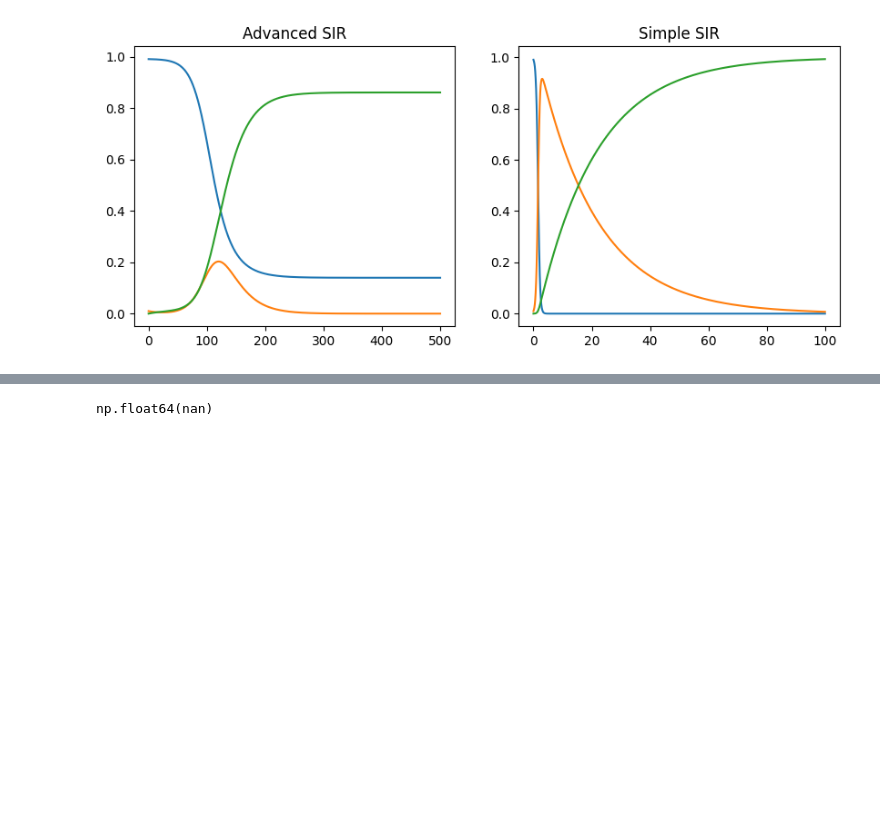
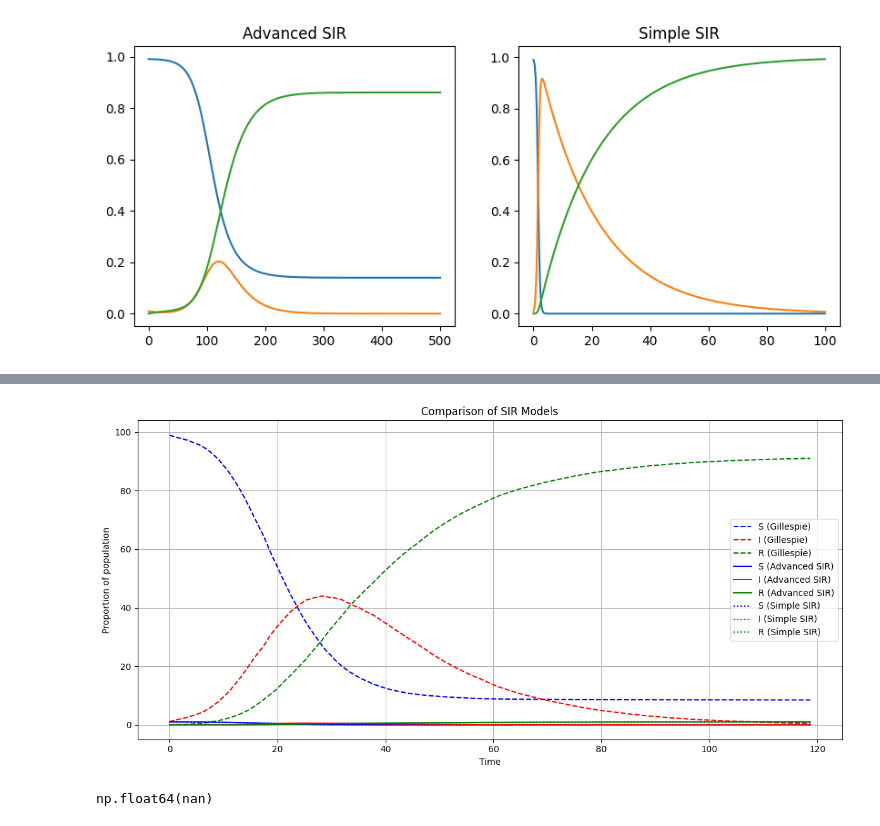
Before and after one commit to kambizaur/ZASUT, a Jupyter notebook: experiments.ipynb, the cells around one changed output, grey strips where cells are left out. Cells and saved outputs as stored; diff of their text form; code cells hidden in the pictures; blank space fills up the shorter version.

```diff
--- a/experiments.ipynb
+++ b/experiments.ipynb
@@ -197,3 +258,79 @@ plt.show()
+# %%
+import numpy as np
+import networkx as nx
+import matplotlib.pyplot as plt
+
+# Количество узлов
+ndots = 100
+
+# Параметры для Gillespie
+bo = 0.003
+go = 0.05
+
+# Сетка
+net = nx.complete_graph(ndots)
+# net = nx.barabasi_albert_graph(n=ndots, m=5)
+# net = nx.erdos_renyi_graph(n=ndots, p=0.05)
+cs0 = list(net.nodes)[0]
+
+# Модель Gillespie (S, I, R)
+t, st, it, rt = run_aver(net, bo, go, cs0, num=200)
+
+# Параметры для SIR
+b = 0.3
+g = 0.05
+
+# Advanced SIR: инициализация
+S = np.zeros(ndots)
+I = np.zeros(ndots)
+R = np.zeros(ndots)
+
+for node in net.nodes:
+    S[nx.degree(net, node)] += 1
+
+S[nx.degree(net, cs0)] -= 1
+I[nx.degree(net, cs0)] += 1
+
+n = S.sum() + I.sum()
+S /= n
+I /= n
+
+# Advanced SIR
+Slist_adv, Ilist_adv, Rlist_adv = SIR_models.new_model(t, S, I, R, b, g)
+
+# Simple SIR
+S0 = S.sum()
+I0 = I.sum()
+R0 = R.sum()
+Slist_simp, Ilist_simp, Rlist_simp = SIR_models.alpha_model(t, S0, I0, R0, b, g, alpha=1)
+
+# Построение одного графика
+plt.figure(figsize=(12, 6))
+
+# Gillespie
+plt.plot(t, st, label="S (Gillespie)", color="blue", linestyle="--")
+plt.plot(t, it, label="I (Gillespie)", color="red", linestyle="--")
+plt.plot(t, rt, label="R (Gillespie)", color="green", linestyle="--")
+
+# Advanced SIR
+plt.plot(t, Slist_adv.sum(1), label="S (Advanced SIR)", color="blue")
+plt.plot(t, Ilist_adv.sum(1), label="I (Advanced SIR)", color="red")
+plt.plot(t, Rlist_adv.sum(1), label="R (Advanced SIR)", color="green")
+
+# Simple SIR
+plt.plot(t, Slist_simp, label="S (Simple SIR)", color="blue", linestyle=":")
+plt.plot(t, Ilist_simp, label="I (Simple SIR)", color="red", linestyle=":")
+plt.plot(t, Rlist_simp, label="R (Simple SIR)", color="green", linestyle=":")
+
+plt.xlabel("Time")
+plt.ylabel("Proportion of population")
+plt.title("Comparison of SIR Models")
+plt.legend()
+plt.grid(True)
+plt.tight_layout()
+plt.show()
+# %% [output]
+[figure, added]
 # %%
 Slist[-1]
 # %% [output]
```
Also changed, not shown: parts of 4 cells of this notebook.
